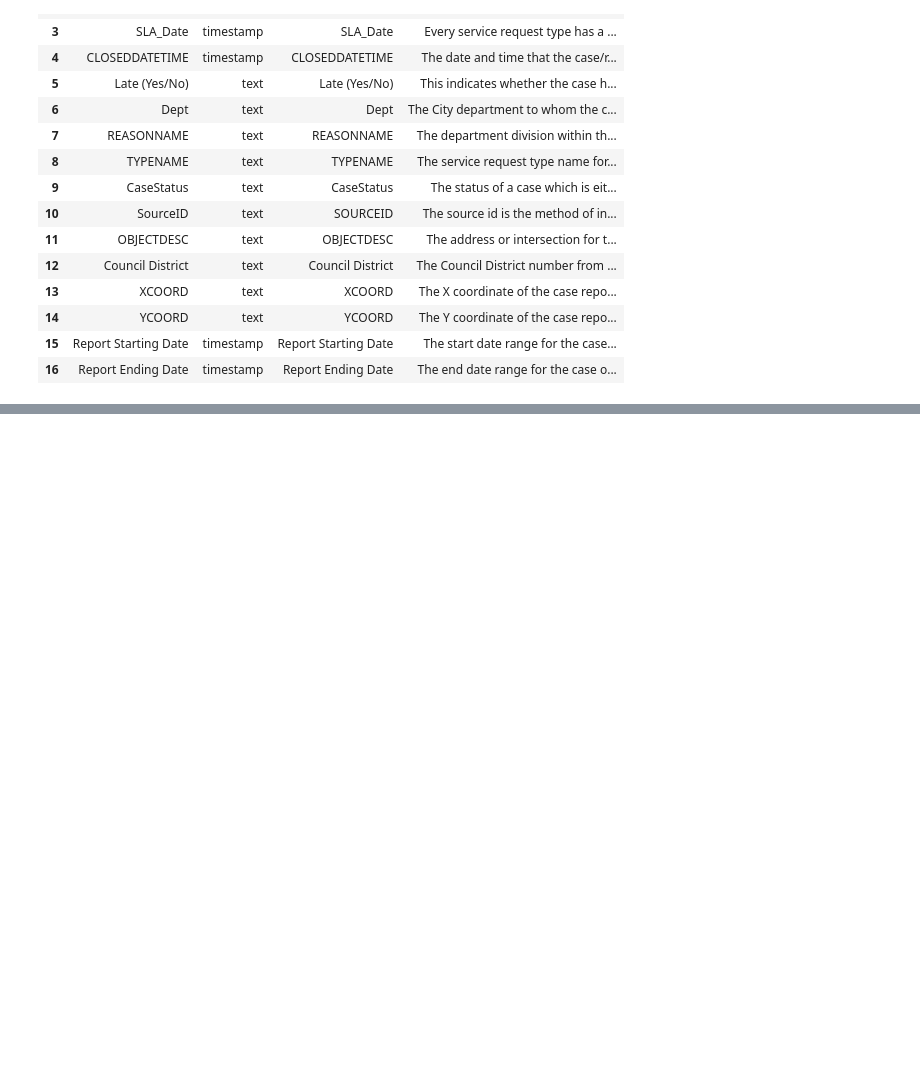
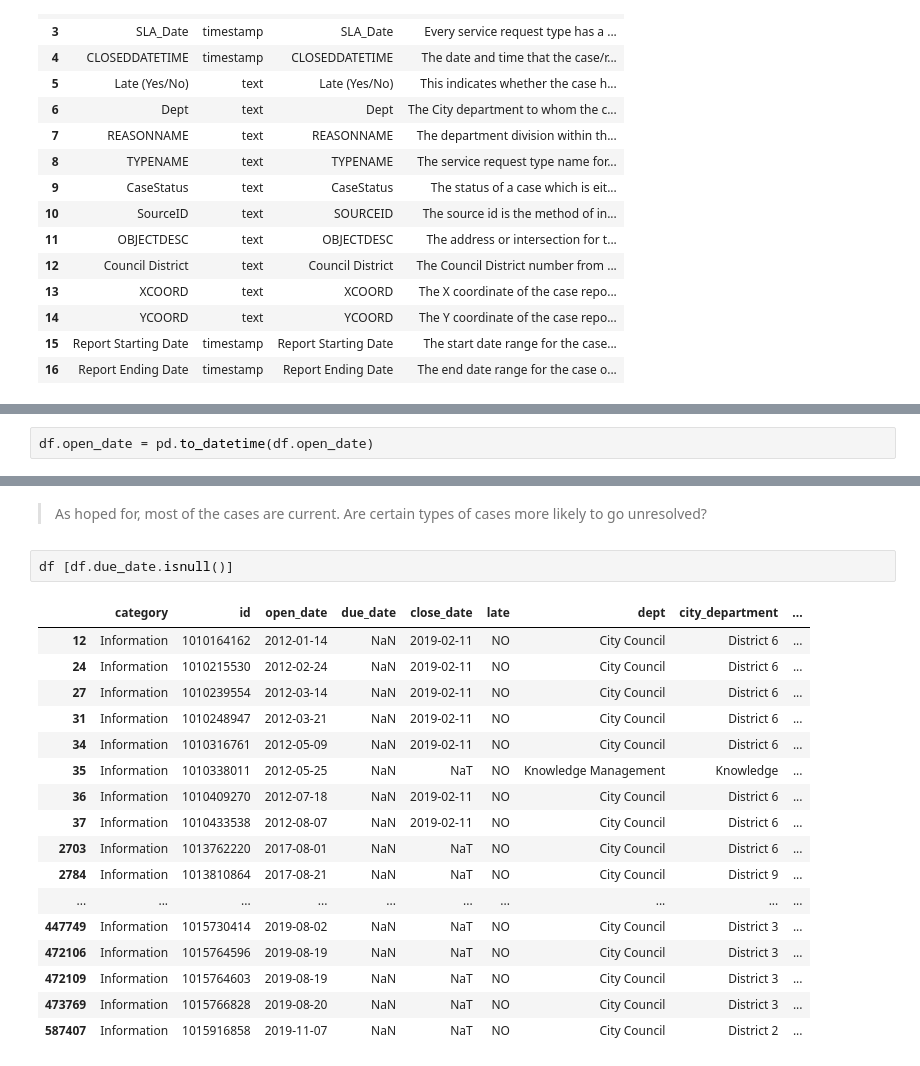
Before and after one commit to misty-garcia/sa_311, a Jupyter notebook: the_pipeline.ipynb, the cells around one changed output, grey strips where cells are left out. Saved outputs shown, nothing was run; the diff lists cells and outputs as text; blank space fills up the shorter version.

```diff
--- a/the_pipeline.ipynb
+++ b/the_pipeline.ipynb
@@ -82,0 +206,2 @@ The end date range for the case open date for this extract file.
+# %%
+df.open_date = pd.to_datetime(df.open_date)
@@ -82,0 +237,22 @@ The end date range for the case open date for this extract file.
+# %% [markdown]
+> As hoped for, most of the cases are current. Are certain types of cases more likely to go unresolved?
+# %%
+df [df.due_date.isnull()]
+# %% [output]
+|  | category | id | open_date | due_date | close_date | late | dept | city_department | ... |
+| 12 | Information | 1010164162 | 2012-01-14 | NaN | 2019-02-11 | NO | City Council | District 6 | ... |
+| 24 | Information | 1010215530 | 2012-02-24 | NaN | 2019-02-11 | NO | City Council | District 6 | ... |
+| 27 | Information | 1010239554 | 2012-03-14 | NaN | 2019-02-11 | NO | City Council | District 6 | ... |
+| 31 | Information | 1010248947 | 2012-03-21 | NaN | 2019-02-11 | NO | City Council | District 6 | ... |
+| 34 | Information | 1010316761 | 2012-05-09 | NaN | 2019-02-11 | NO | City Council | District 6 | ... |
+| 35 | Information | 1010338011 | 2012-05-25 | NaN | NaT | NO | Knowledge Management | Knowledge | ... |
+| 36 | Information | 1010409270 | 2012-07-18 | NaN | 2019-02-11 | NO | City Council | District 6 | ... |
+| 37 | Information | 1010433538 | 2012-08-07 | NaN | 2019-02-11 | NO | City Council | District 6 | ... |
+| 2703 | Information | 1013762220 | 2017-08-01 | NaN | NaT | NO | City Council | District 6 | ... |
+| 2784 | Information | 1013810864 | 2017-08-21 | NaN | NaT | NO | City Council | District 9 | ... |
+| ... | ... | ... | ... | ... | ... | ... | ... | ... | ... |
+| 447749 | Information | 1015730414 | 2019-08-02 | NaN | NaT | NO | City Council | District 3 | ... |
+| 472106 | Information | 1015764596 | 2019-08-19 | NaN | NaT | NO | City Council | District 3 | ... |
+| 472109 | Information | 1015764603 | 2019-08-19 | NaN | NaT | NO | City Council | District 3 | ... |
+| 473769 | Information | 1015766828 | 2019-08-20 | NaN | NaT | NO | City Council | District 3 | ... |
+| 587407 | Information | 1015916858 | 2019-11-07 | NaN | NaT | NO | City Council | District 2 | ... |
```
Also changed, not shown: parts of 51 cells of this notebook.
